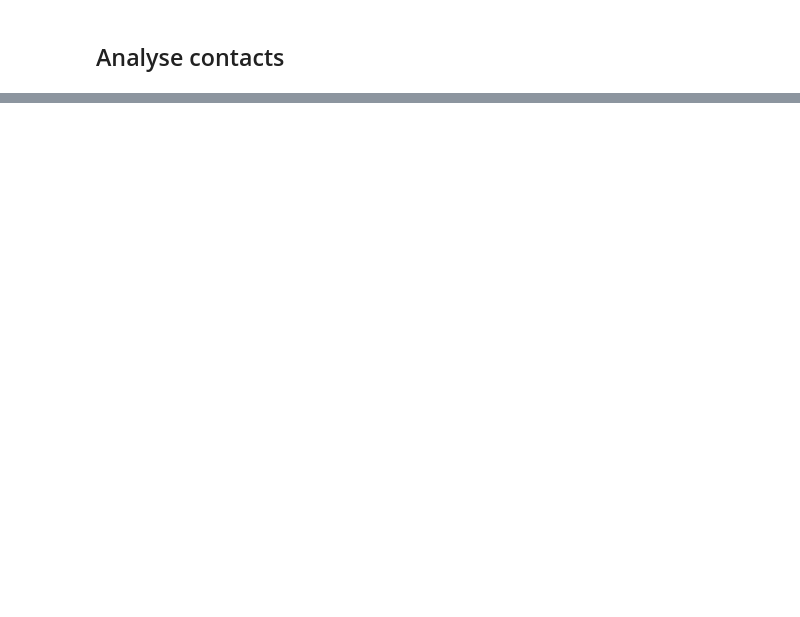
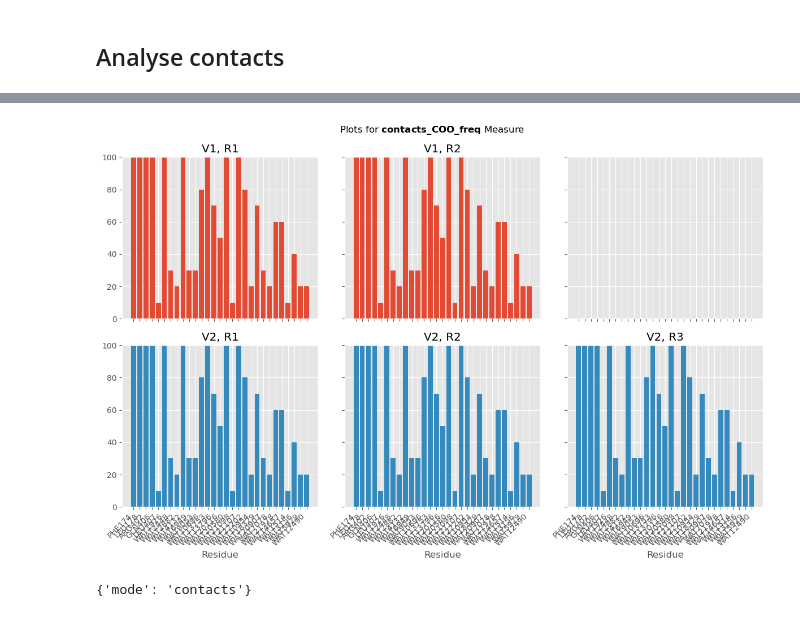
Before and after one commit to MolBioMedUAB/EMDA, a Jupyter notebook: example/example.ipynb, the cells around one changed output, grey strips where cells are left out. Saved outputs shown, nothing was run; the diff lists cells and outputs as text; code cells hidden in the pictures; blank space fills up the shorter version.

```diff
--- a/example/example.ipynb
+++ b/example/example.ipynb
@@ -185,0 +123,5 @@ emda.analyses['contacts_COO_amount'].result['V1']['R1']
+# %%
+# plotting from Analysis' plot method
+emda.analyses['contacts_COO_freq'].plot()
+# %% [output]
+[figure, added]
@@ -185,0 +130,4 @@ emda.analyses['contacts_COO_amount'].result['V1']['R1']
+# %%
+emda.analyses['contacts_COO_amount'].options
+# %% [output]
+{'mode': 'contacts'}
```
Also changed, not shown: parts of 28 cells of this notebook.
